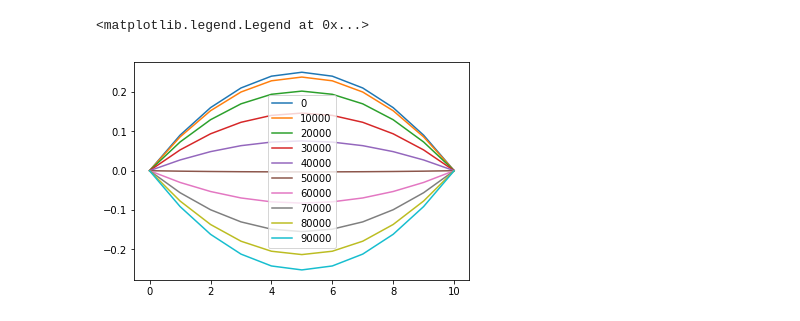
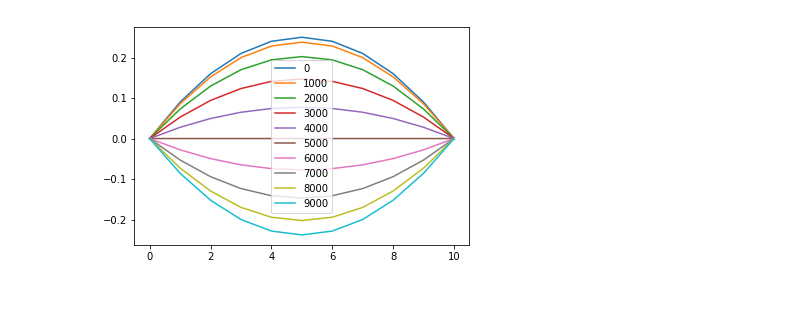
Before and after one commit to hiramekun/SML, a Jupyter notebook: simulation/solve_partial_differential.ipynb, the cells around one changed output. Cells and saved outputs as stored; diff of their text form; code cells hidden in the pictures.

```diff
--- a/simulation/solve_partial_differential.ipynb
+++ b/simulation/solve_partial_differential.ipynb
@@ -122,14 +134,5 @@ plt.legend()
-# %%
-l = init_l(n_x, dx)
-u = init_u(n_x, n_t, dx)
-x = np.linspace(0, 1, n_x)
-rosenbrock = RosenbrockEuler(l, x, dt)
-for j in range(0, n_t - 1):
-    u[:, j + 1] = rosenbrock.step(u[:, j], x, dt * j)
-    if j % 10000 == 0:
-        plt.plot(u[:, j], label=j)
-
-plt.legend()
-# %% [output]
-<matplotlib.legend.Legend at 0x...>
-[figure, removed]
+# %%
+n_t, n_x, dx, dt = init_t(10001)
+do_euler()
+# %% [output]
+[figure, added]
```
Also changed, not shown: parts of 8 cells of this notebook.
